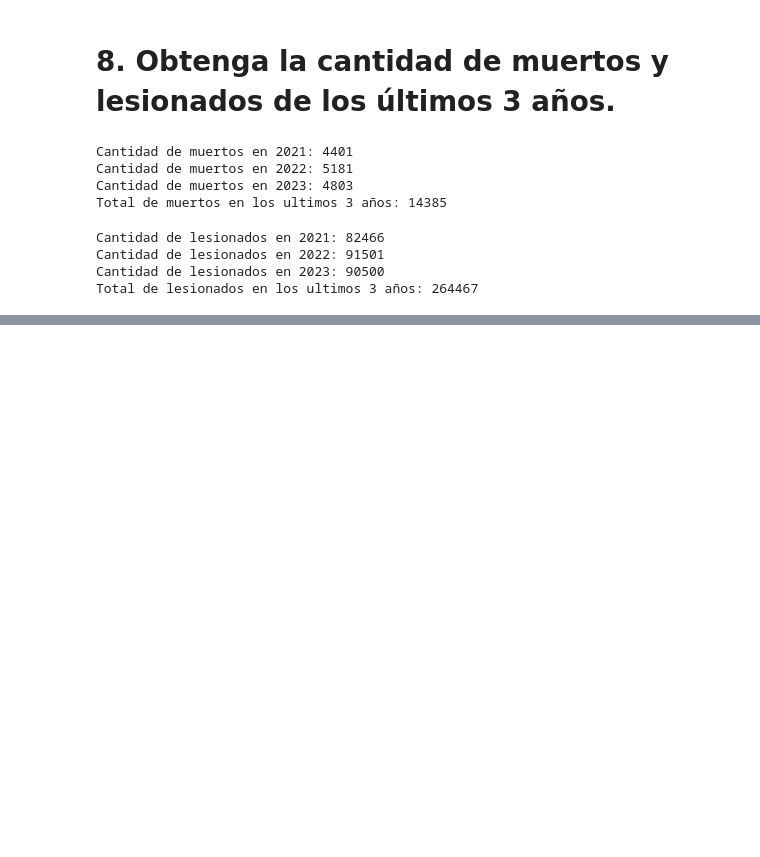
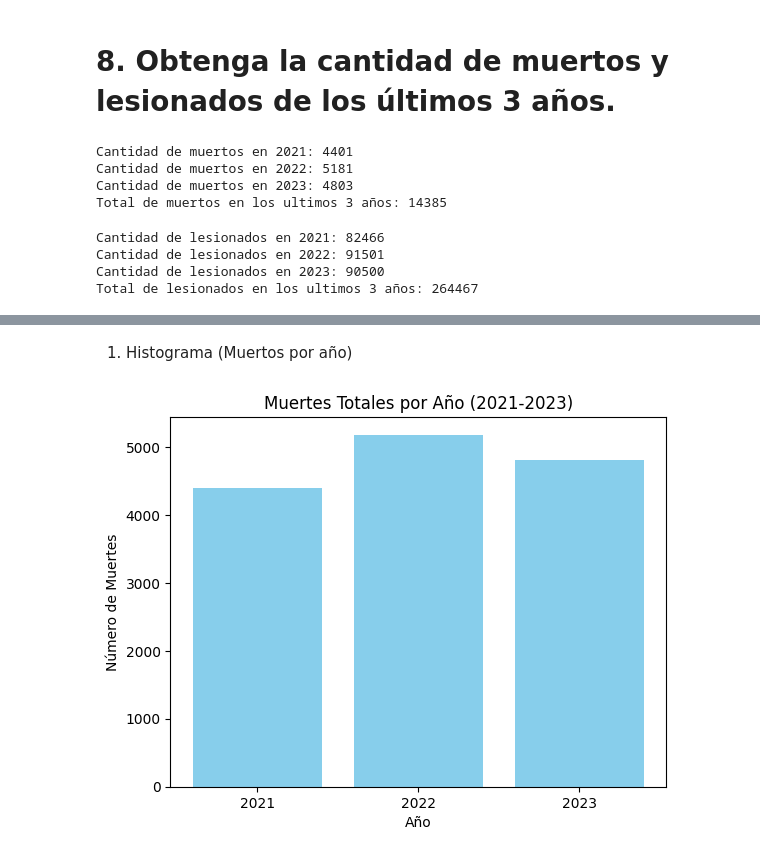
Before and after one commit to BrayanAviles/ATUS-Ejercicios, a Jupyter notebook: atus.ipynb, the cells around one changed output, grey strips where cells are left out. Drawn from its saved outputs; the diff is of its cells as text; code cells hidden in the pictures; blank space fills up the shorter version.

```diff
--- a/atus.ipynb
+++ b/atus.ipynb
@@ -107,0 +147,13 @@ Total de lesionados en los ultimos 3 años: 264467
+# %% [markdown]
+1. Histograma (Muertos por año)
+# %%
+anios = [2021, 2022, 2023]
+muertes = [numMuertos_2021, numMuertos_2022, numMuertos_2023]
+plt.bar(anios, muertes, color='skyblue')
+plt.xlabel('Año')
+plt.ylabel('Número de Muertes')
+plt.title('Muertes Totales por Año (2021-2023)')
+plt.xticks(anios)
+plt.show()
+# %% [output]
+[figure, added]
```
Also changed, not shown: parts of 9 cells of this notebook, 1 other file.
